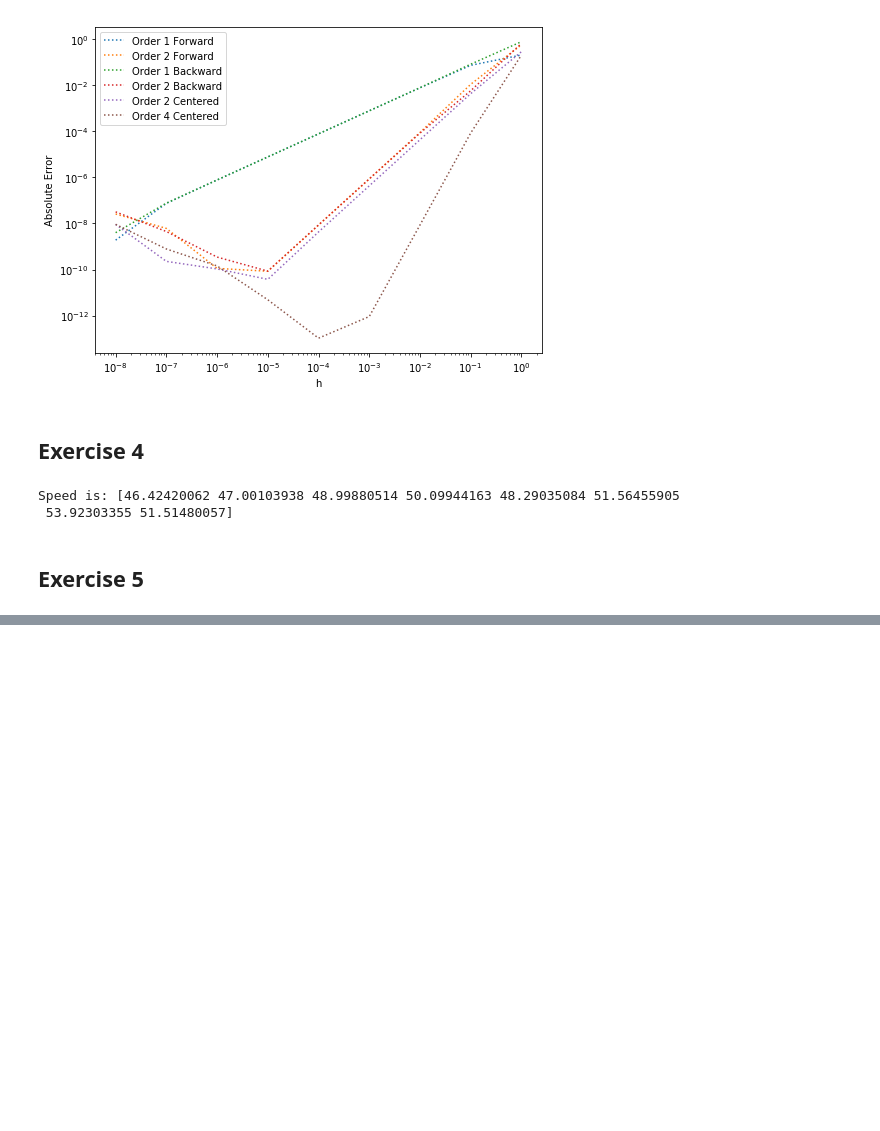
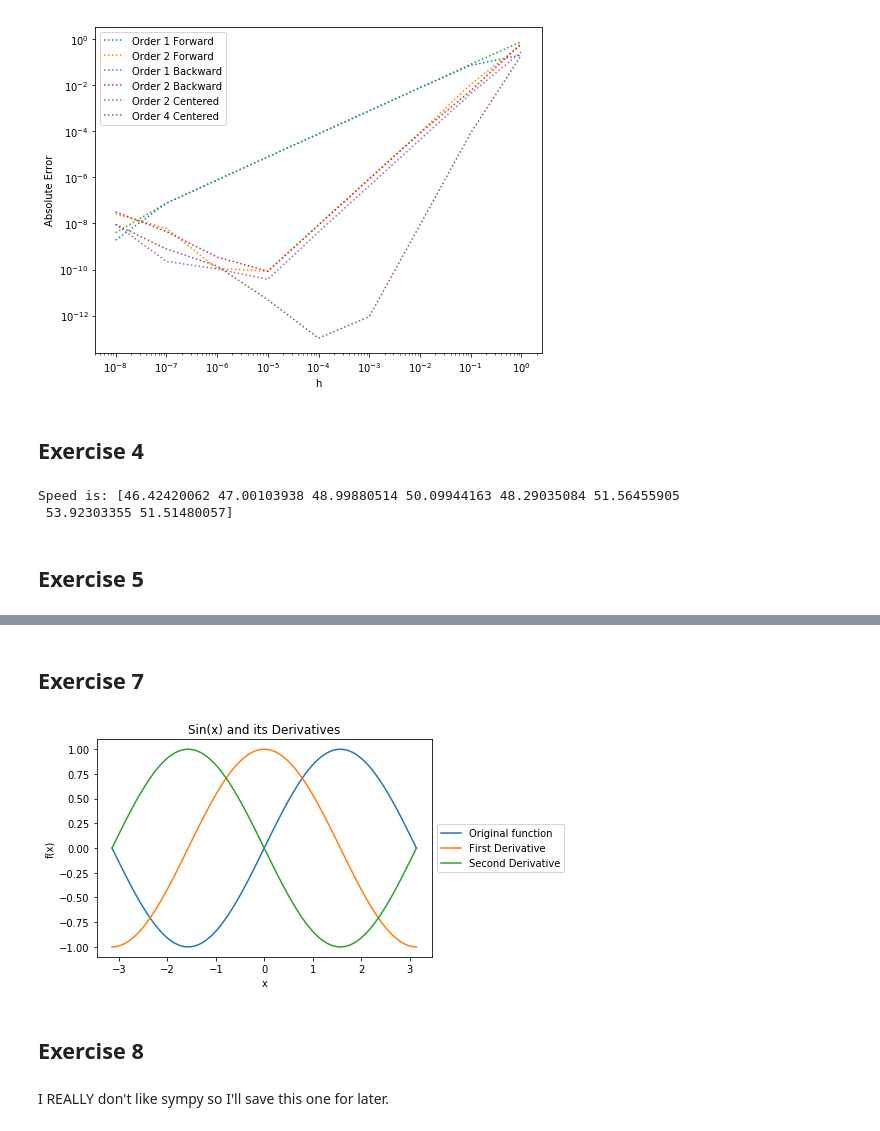
Before and after one commit to mattdbrown17/BootCamp2018, a Jupyter notebook: ProbSets/Comp/ProbSet4/NumDiff.ipynb, the cells around one changed output, grey strips where cells are left out. Saved outputs shown, nothing was run; the diff lists cells and outputs as text; code cells hidden in the pictures; blank space fills up the shorter version.

```diff
--- a/ProbSets/Comp/ProbSet4/NumDiff.ipynb
+++ b/ProbSets/Comp/ProbSet4/NumDiff.ipynb
@@ -203,0 +234,10 @@ array([[ 3.000441  ,  5.00441019,  1.        ],
+# %%
+#Using sympy
+x = sy.symbols('x')
+f = sy.log(sy.sqrt(sy.sin(sy.sqrt(x))))
+time1 = time.time()
+fprime = sy.diff(f)
+out = fprime.subs('x', sy.pi/4)
+time2 = time.time()
+print("Derivative at pi/4 =", out, \
+     "\n Time elapsed =", time2-time1)
@@ -203,0 +247,30 @@ array([[ 3.000441  ,  5.00441019,  1.        ],
+# %% [markdown]
+## Exercise 7
+# %%
+def taysin():
+    #define func
+    f = lambda x: anp.sin(x)
+    #define derivatives
+    deriv1 = autograd.elementwise_grad(f)
+    deriv2 = autograd.elementwise_grad(deriv1)
+    # plot
+    xgrid = np.linspace(-np.pi, np.pi, 100)
+    fgrid = f(xgrid)
+    deriv1grid = deriv1(xgrid)
+    deriv2grid = deriv2(xgrid)
+    plt.plot(xgrid, fgrid, label = "Original function")
+    plt.plot(xgrid, deriv1grid, label = "First Derivative")
+    plt.plot(xgrid, deriv2grid, label = "Second Derivative")
+    plt.legend(loc = 'center left', bbox_to_anchor=(1, .5))
+    plt.xlabel('x')
+    plt.ylabel('f(x)')
+    plt.title('Sin(x) and its Derivatives')
+    plt.show()
+# %%
+taysin()
+# %% [output]
+[figure, added]
+# %% [markdown]
+## Exercise 8
+# %% [markdown]
+I REALLY don't like sympy so I'll save this one for later.
```
Also changed, not shown: parts of 6 cells of this notebook, 6 other files.
